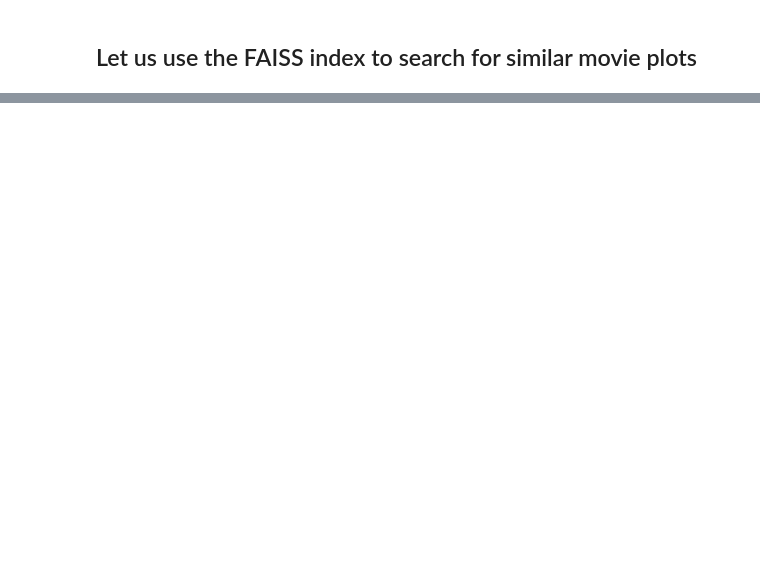
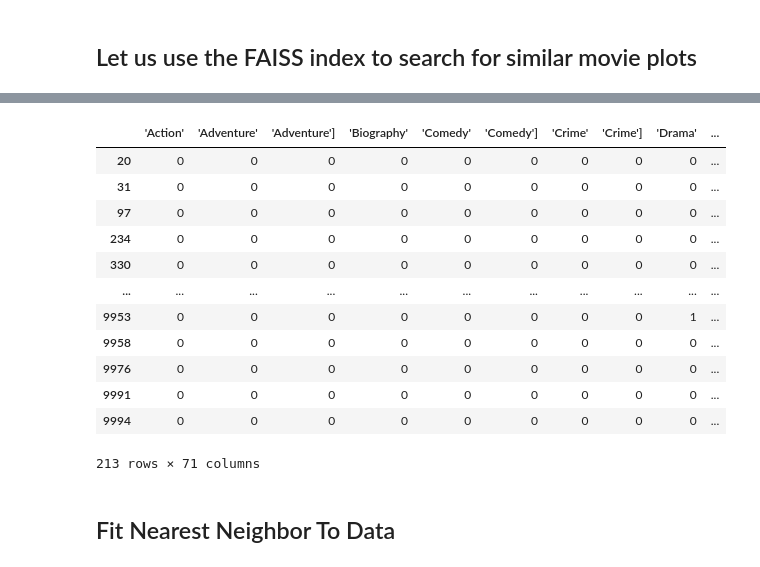
Before and after one commit to ManonDBT/Amelioration_IA, a Jupyter notebook: Nouveau E2 /recommandation_movie.ipynb, the cells around one changed output, grey strips where cells are left out. Cells and saved outputs as stored; diff of their text form; code cells hidden in the pictures; blank space fills up the shorter version.

```diff
--- a/Nouveau E2 /recommandation_movie.ipynb
+++ b/Nouveau E2 /recommandation_movie.ipynb
@@ -149,0 +124,3 @@ search_result
+# %%
+imdb_movies_knn = imdb_movies
+imdb_movies_knn.head()
@@ -149,0 +194,2 @@ search_result
+# %%
+imdb_movies_knn.dropna(inplace=True)
@@ -149,0 +211,5 @@ search_result
+# %%
+imdb_movies_knn["durée"] = imdb_movies_knn["durée"].astype(int)
+imdb_movies_knn["durée"].fillna(imdb_movies_knn["durée"].median(),inplace = True)
+imdb_movies_knn["metascore"] = imdb_movies_knn["metascore"].astype(int)
+imdb_movies_knn["metascore"].fillna(imdb_movies_knn["metascore"].median(),inplace = True)
@@ -149,0 +218,7 @@ search_result
+# %%
+# Scaling
+imdb_features = pd.concat([imdb_movies_knn["genre"].str.get_dummies(sep=","),
+                            pd.get_dummies(imdb_movies_knn[["certificate"]]),
+                            imdb_movies_knn[["durée"]],imdb_movies_knn[["metascore"]],imdb_movies_knn["année"]],axis=1)
+imdb_movies_knn["titre"] = imdb_movies_knn["titre"].map(lambda name:re.sub('[^A-Za-z0-9]+', " ", name))
+imdb_features.head()
@@ -149,0 +232,18 @@ search_result
+# %%
+imdb_features.dropna(subset=["metascore", "durée"])
+# %% [output]
+|  | 'Action' | 'Adventure' | 'Adventure'] | 'Biography' | 'Comedy' | 'Comedy'] | 'Crime' | 'Crime'] | 'Drama' | ... |
+| 20 | 0 | 0 | 0 | 0 | 0 | 0 | 0 | 0 | 0 | ... |
+| 31 | 0 | 0 | 0 | 0 | 0 | 0 | 0 | 0 | 0 | ... |
+| 97 | 0 | 0 | 0 | 0 | 0 | 0 | 0 | 0 | 0 | ... |
+| 234 | 0 | 0 | 0 | 0 | 0 | 0 | 0 | 0 | 0 | ... |
+| 330 | 0 | 0 | 0 | 0 | 0 | 0 | 0 | 0 | 0 | ... |
+| ... | ... | ... | ... | ... | ... | ... | ... | ... | ... | ... |
+| 9953 | 0 | 0 | 0 | 0 | 0 | 0 | 0 | 0 | 1 | ... |
+| 9958 | 0 | 0 | 0 | 0 | 0 | 0 | 0 | 0 | 0 | ... |
+| 9976 | 0 | 0 | 0 | 0 | 0 | 0 | 0 | 0 | 0 | ... |
+| 9991 | 0 | 0 | 0 | 0 | 0 | 0 | 0 | 0 | 0 | ... |
+| 9994 | 0 | 0 | 0 | 0 | 0 | 0 | 0 | 0 | 0 | ... |
+213 rows × 71 columns
+# %% [markdown]
+## Fit Nearest Neighbor To Data
```
Also changed, not shown: parts of 33 cells of this notebook, 2 other files.
